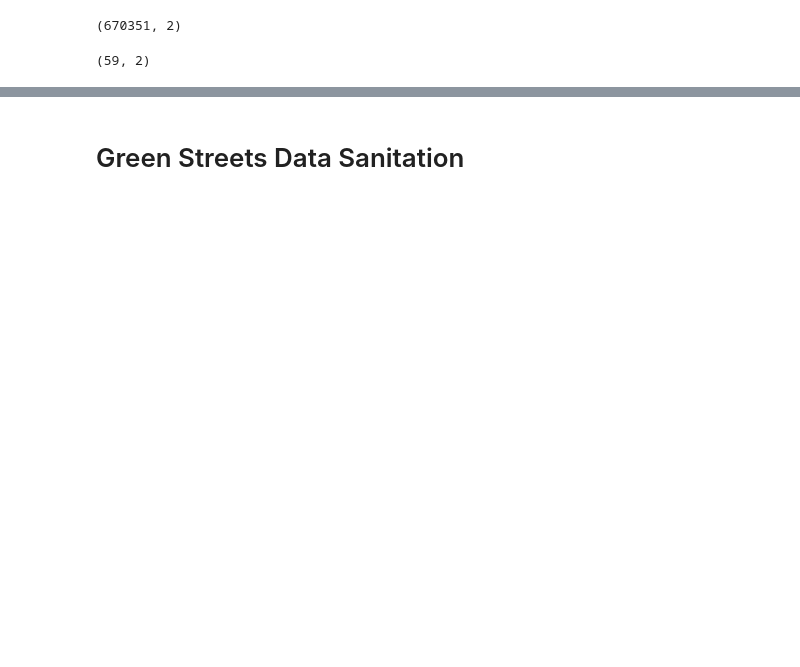
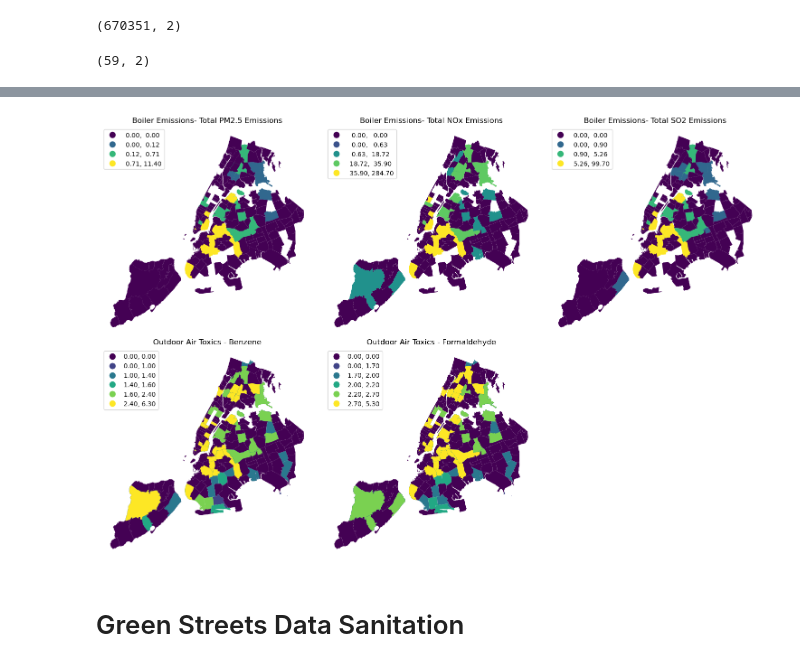
Before and after one commit to omarnyu/I2ADS-2024-group-project, a Jupyter notebook: final_project.ipynb, the cells around one changed output, grey strips where cells are left out. Cells and saved outputs as stored; diff of their text form; code cells hidden in the pictures; blank space fills up the shorter version.

```diff
--- a/final_project.ipynb
+++ b/final_project.ipynb
@@ -252,22 +244,4 @@ air_quality_geo_merged_df = air_quality_geo_merged_df[['ZIPCODE', 'name', 'data_
 air_quality_geo_merged_df['data_value'] = air_quality_geo_merged_df['data_value'].fillna(0)
 air_quality_geo_merged_df['name'] = air_quality_geo_merged_df['name'].fillna('')
 air_quality_geo_merged_df.head()
-
-measure_types = air_quality_geo_merged_df['name'].unique()
-
-for idx, type in enumerate(measure_types):
-    if type != '':
-        air_quality_geo_trunc = gpd.GeoDataFrame(air_quality_geo_merged_df[(air_quality_geo_merged_df['name'] == type) | (air_quality_geo_merged_df['name'] == '')])
-        air_quality_geo_trunc.plot(
-            figsize=(6,6),
-            column='data_value',
-            markersize=0.01,
-            k=10,
-            scheme='Quantiles',
-            legend=True,
-            legend_kwds={'loc': 'upper left'}
-        )
-        plt.title(type)
-        plt.axis('off')
-        plt.show()
 # %% [output]
@@ -279,3 +254,34 @@ for idx, type in enumerate(measure_types):
+# %%
+measure_types = air_quality_geo_merged_df['name'].unique()
+cleaned_measure_types = [type_ for type_ in measure_types if type_ != '']
+
+n_cols = 3
+n_rows = math.ceil(len(cleaned_measure_types) / n_cols)
+
+fig, axes = plt.subplots(n_rows, n_cols, figsize=(15, 5 * n_rows))
+axes = axes.flatten()  # Flatten axes to easily index them in a 1D array
+
+for idx, (type_, ax) in enumerate(zip(cleaned_measure_types, axes)):
+    air_quality_geo_trunc = gpd.GeoDataFrame(air_quality_geo_merged_df[(air_quality_geo_merged_df['name'] == type_) | (air_quality_geo_merged_df['name'] == '')])
+    air_quality_geo_trunc.plot(
+        ax=ax,
+        column='data_value',
+        markersize=0.01,
+        k=10,
+        scheme='Quantiles',
+        legend=True,
+        legend_kwds={'loc': 'upper left'}
+    )
+    ax.set_title(type_)
+    ax.axis('off')
+
+for ax in axes[len(cleaned_measure_types):]:
+    ax.axis('off')
+
+plt.tight_layout()
+plt.show()
+# %% [output]
+[figure, added]
 # %% [markdown]
 # Green Streets Data Sanitation
 # %%
```
Also changed, not shown: parts of 44 cells of this notebook.
